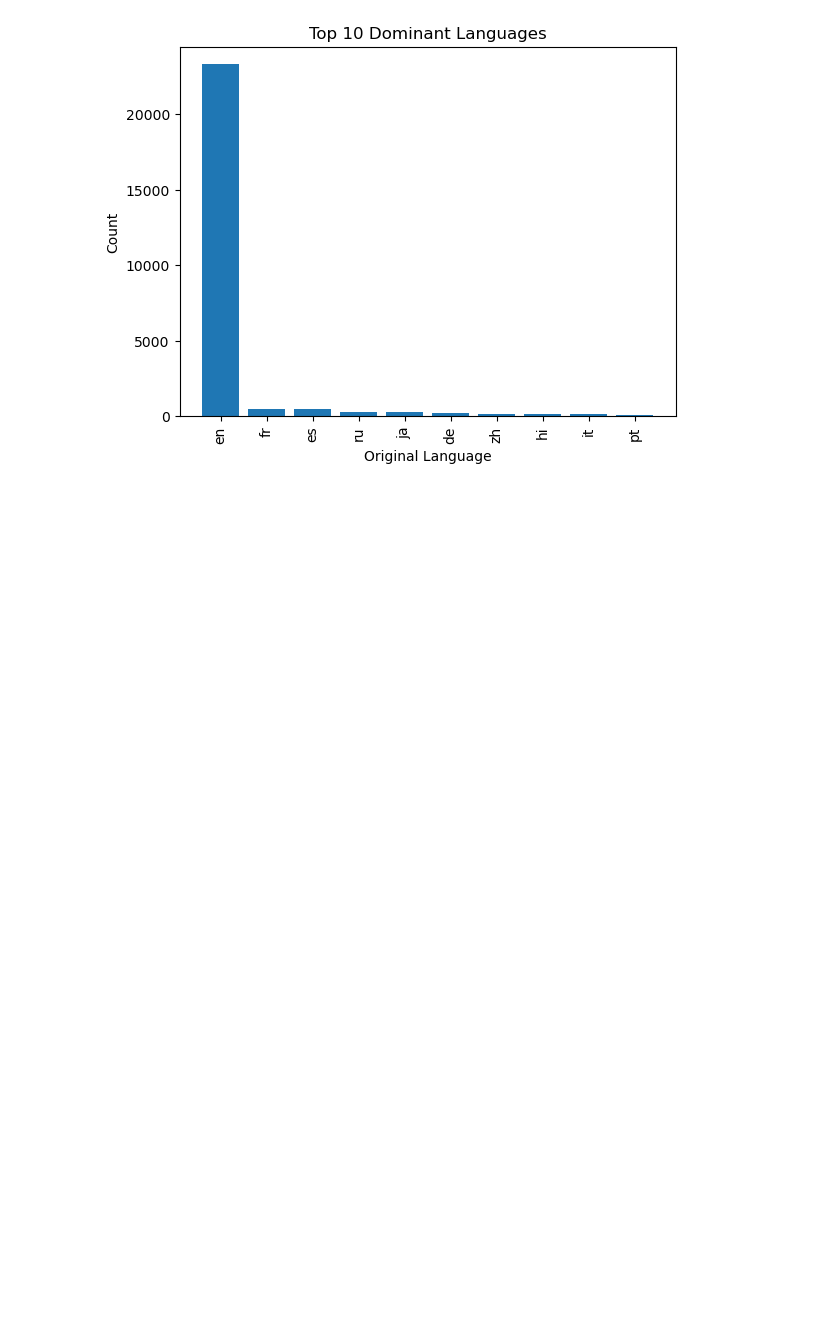
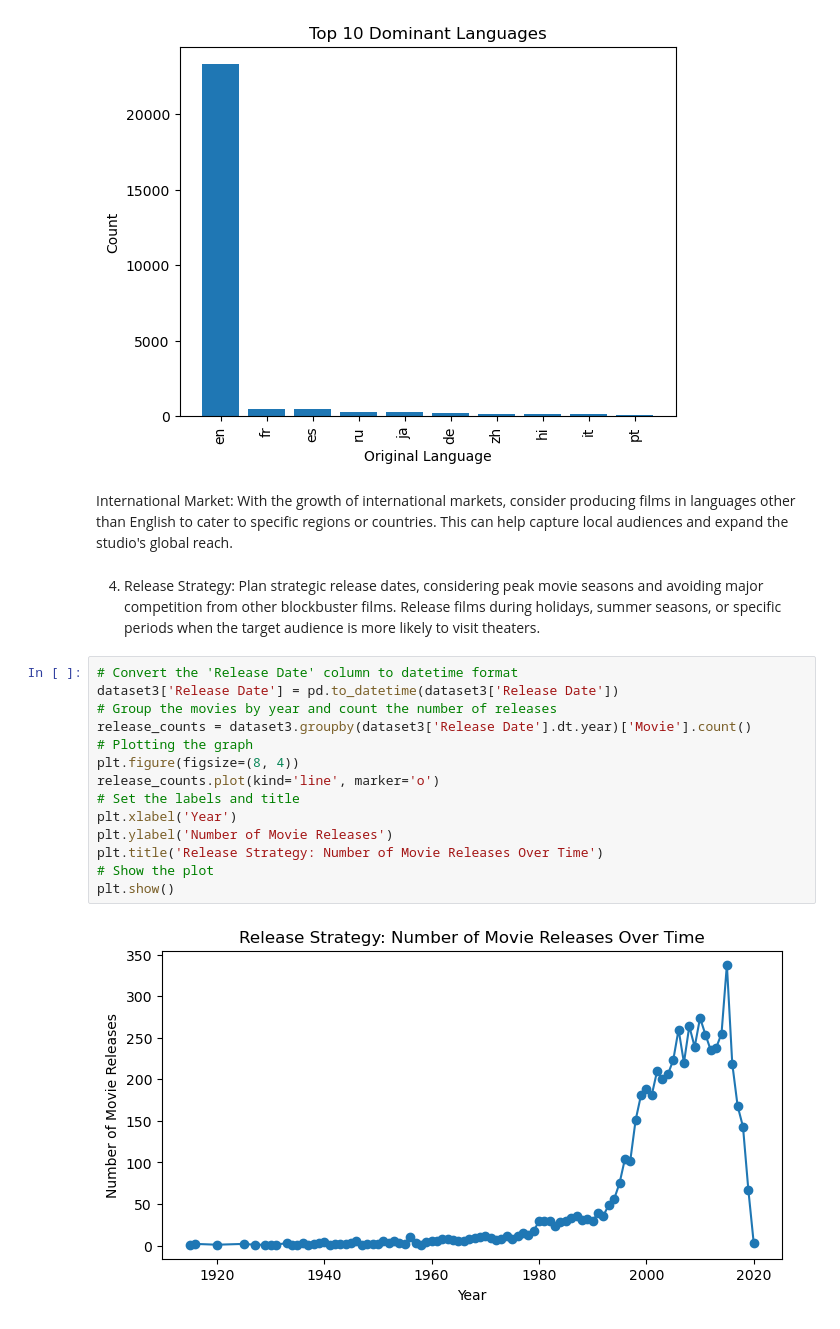
Before and after one commit to Ivan3864/Microsoft-Movie-Studio-Analysis, a Jupyter notebook: insight.ipynb, the cells around one changed output. Saved outputs shown, nothing was run; the diff lists cells and outputs as text; blank space fills up the shorter version.

```diff
--- a/insight.ipynb
+++ b/insight.ipynb
@@ -758,3 +745,23 @@ plt.xticks(rotation=90)
 plt.show()
 # %% [output]
 [figure]
+# %% [markdown]
+International Market: With the growth of international markets, consider producing films in languages other than English to cater to specific regions or countries. This can help capture local audiences and expand the studio's global reach.
+# %% [markdown]
+4. Release Strategy: Plan strategic release dates, considering peak movie seasons and avoiding major competition from other blockbuster films. Release films during holidays, summer seasons, or specific periods when the target audience is more likely to visit theaters.
+# %%
+# Convert the 'Release Date' column to datetime format
+dataset3['Release Date'] = pd.to_datetime(dataset3['Release Date'])
+# Group the movies by year and count the number of releases
+release_counts = dataset3.groupby(dataset3['Release Date'].dt.year)['Movie'].count()
+# Plotting the graph
+plt.figure(figsize=(8, 4))
+release_counts.plot(kind='line', marker='o')
+# Set the labels and title
+plt.xlabel('Year')
+plt.ylabel('Number of Movie Releases')
+plt.title('Release Strategy: Number of Movie Releases Over Time')
+# Show the plot
+plt.show()
+# %% [output]
+[figure, added]
```
Also changed, not shown: parts of 18 cells of this notebook.
